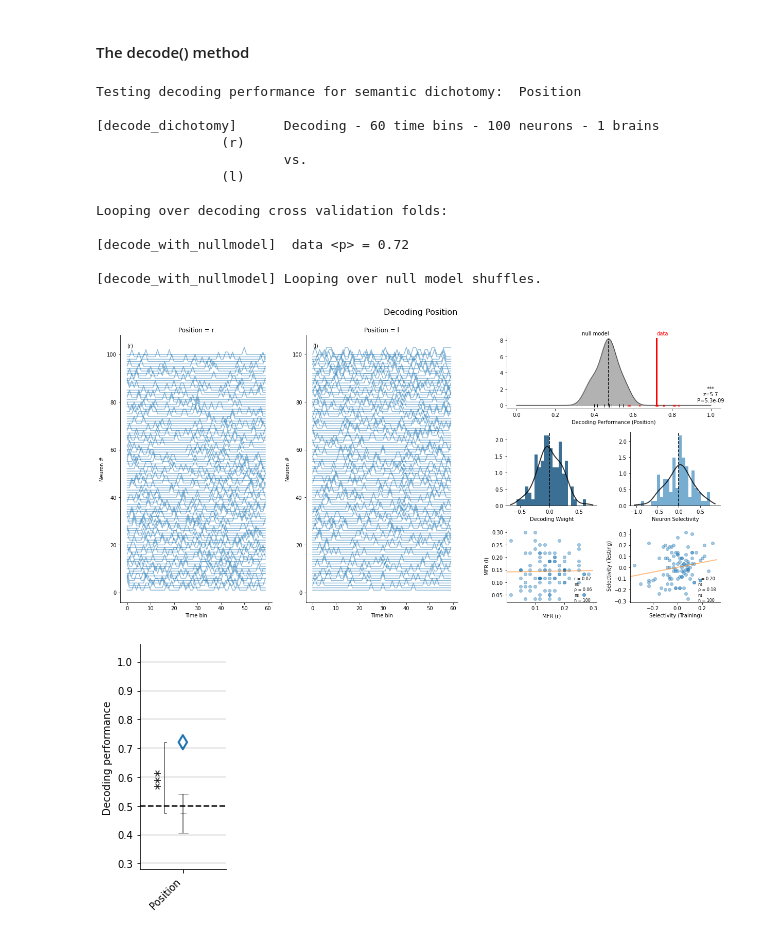
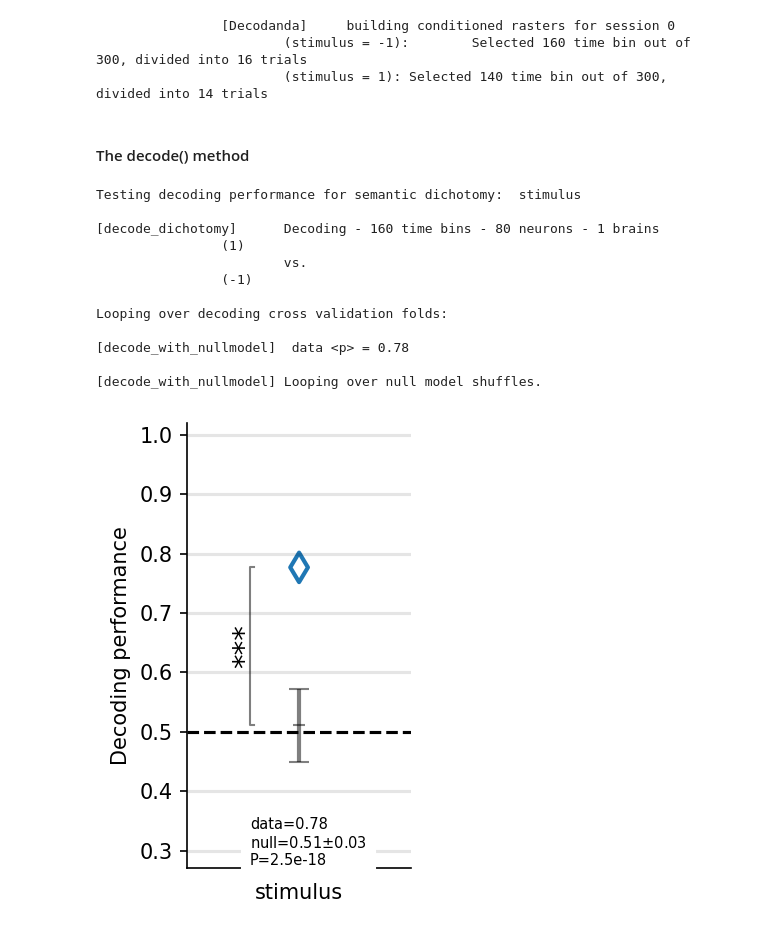
Before and after one commit to lposani/decodanda, a Jupyter notebook: notebooks/single_var_decoding.ipynb, the cells around one changed output. Drawn from its saved outputs; the diff is of its cells as text; code cells hidden in the pictures.

```diff
--- a/notebooks/single_var_decoding.ipynb
+++ b/notebooks/single_var_decoding.ipynb
@@ -52,0 +19,9 @@ mydec = Decodanda(data=session_0,
+# %%
+# let's create some data that responds to a binary variable
+
+data = generate_synthetic_data(n_neurons=80, n_trials=30, keyA='stimulus', keyB='action', rateA=0.1, rateB=0, meanfr=0.05)
+visualize_synthetic_data(data)
+
+print('data["raster"]:\n', data['raster'])
+print('data["trial"]:\n', data['trial'])
+print('data["stimulus"]:\n', data['stimulus'])
@@ -53,27 +47,38 @@ mydec = Decodanda(data=session_0,
+# %%
+# Create a decodanda object by applying these conditions to the data
+
+conditions = {'stimulus': [-1, 1]}     # The conditions dictionary takes a simple one-variable structure.
+# variable name^     values^
+
+mydec = Decodanda(data=data,
+                  conditions=conditions,
+                  verbose=True)
+# %% [output]
+                [Decodanda]     building conditioned rasters for session 0
+                        (stimulus = -1):        Selected 160 time bin out of 300, divided into 16 trials
+                        (stimulus = 1): Selected 140 time bin out of 300, divided into 14 trials
 # %% [markdown]
 #### The decode() method
 # %%
 decoding_params = {
     'training_fraction': 0.7,       # fraction of trials used for training during cross validation
     'cross_validations': 10,        # number of different training-testing separations
-    'nshuffles': 10,                # number of null model repetitions to compute significance
+    'nshuffles': 25,                # number of null model repetitions to compute significance
     'plot': True,                   # this generates a recap plot with performance, null model bars, and significance
-    'plot_all': True                # this generates a large plot with a few visualizations of the data and of the results
 }
 
 data, null = mydec.decode(**decoding_params)
 # %% [output]
-Testing decoding performance for semantic dichotomy:  Position
+Testing decoding performance for semantic dichotomy:  stimulus
 
-[decode_dichotomy]      Decoding - 60 time bins - 100 neurons - 1 brains
-                (r)
+[decode_dichotomy]      Decoding - 160 time bins - 80 neurons - 1 brains
+                (1)
                         vs.
-                (l)
+                (-1)
 
 Looping over decoding cross validation folds:
 
-[decode_with_nullmodel]  data <p> = 0.72
+[decode_with_nullmodel]  data <p> = 0.78
 
 [decode_with_nullmodel] Looping over null model shuffles.
-[figure, old version]
+[figure, new version]
-[figure, removed]
```
Also changed, not shown: parts of 7 cells of this notebook, 2 other files.
